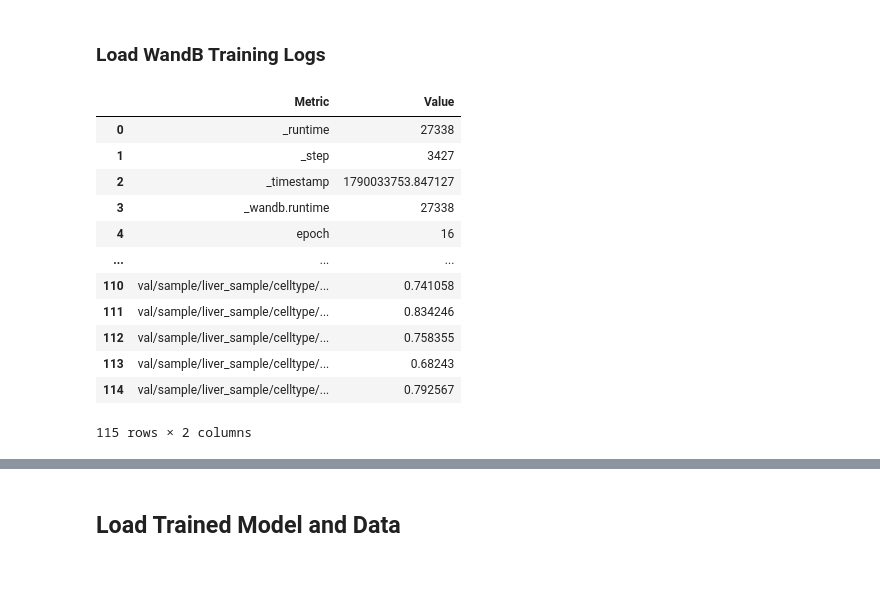
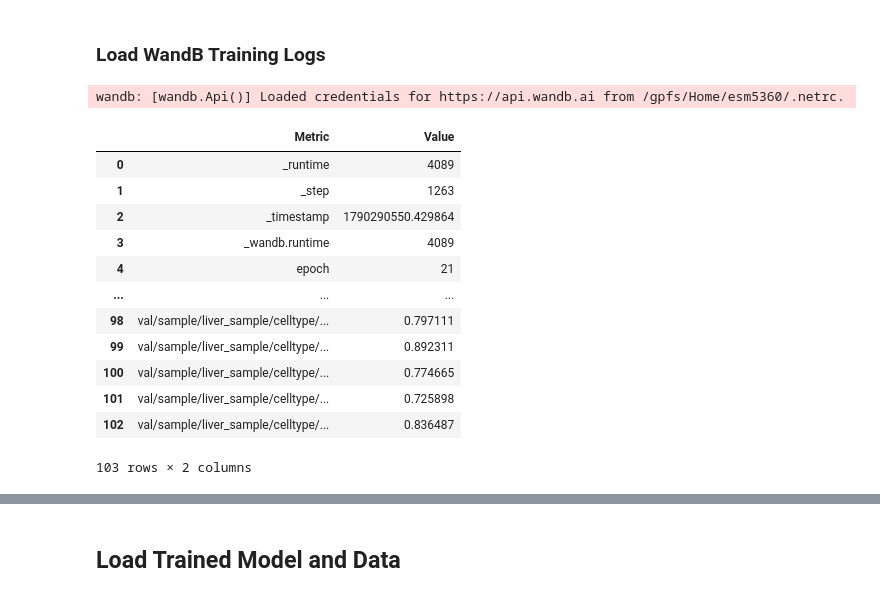
Before and after one commit to emoeller80281/Custom_GRN_Inference, a Jupyter notebook: TETHER/scripts/celltype_model_evaluation.ipynb, the cells around one changed output, grey strips where cells are left out. Saved outputs shown, nothing was run; the diff lists cells and outputs as text; code cells hidden in the pictures.

```diff
--- a/TETHER/scripts/celltype_model_evaluation.ipynb
+++ b/TETHER/scripts/celltype_model_evaluation.ipynb
@@ -45,28 +45,29 @@ To enable the following instructions: AVX2 AVX512F AVX512_VNNI FMA, in other ope
 # %%
 import wandb
 api = wandb.Api()
 
-run_id = "e1cbtoid"
+run_id = "q56hnztu"
 
 run = api.run(f"luminarada-penn-state-health/celltype-TF-TG/{run_id}")
 
 # Load the final summary metrics from the run
 training_summary = pd.DataFrame.from_dict(run.summary_metrics, orient="index").reset_index().rename(columns={"index": "Metric", 0: "Value"})
 display(training_summary)
 # %% [output]
+wandb: [wandb.Api()] Loaded credentials for https://api.wandb.ai from /gpfs/Home/esm5360/.netrc.
 |  | Metric | Value |
-| 0 | _runtime | 27338 |
-| 1 | _step | 3427 |
-| 2 | _timestamp | 1790033753.847127 |
-| 3 | _wandb.runtime | 27338 |
-| 4 | epoch | 16 |
+| 0 | _runtime | 4089 |
+| 1 | _step | 1263 |
+| 2 | _timestamp | 1790290550.429864 |
+| 3 | _wandb.runtime | 4089 |
+| 4 | epoch | 21 |
 | ... | ... | ... |
-| 110 | val/sample/liver_sample/celltype/... | 0.741058 |
-| 111 | val/sample/liver_sample/celltype/... | 0.834246 |
-| 112 | val/sample/liver_sample/celltype/... | 0.758355 |
-| 113 | val/sample/liver_sample/celltype/... | 0.68243 |
-| 114 | val/sample/liver_sample/celltype/... | 0.792567 |
+| 98 | val/sample/liver_sample/celltype/... | 0.797111 |
+| 99 | val/sample/liver_sample/celltype/... | 0.892311 |
+| 100 | val/sample/liver_sample/celltype/... | 0.774665 |
+| 101 | val/sample/liver_sample/celltype/... | 0.725898 |
+| 102 | val/sample/liver_sample/celltype/... | 0.836487 |
-115 rows × 2 columns
+103 rows × 2 columns
 # %%
 # Load the run training history
 rows = run.scan_history(
```
Also changed, not shown: parts of 3 cells of this notebook, 7 other files.
